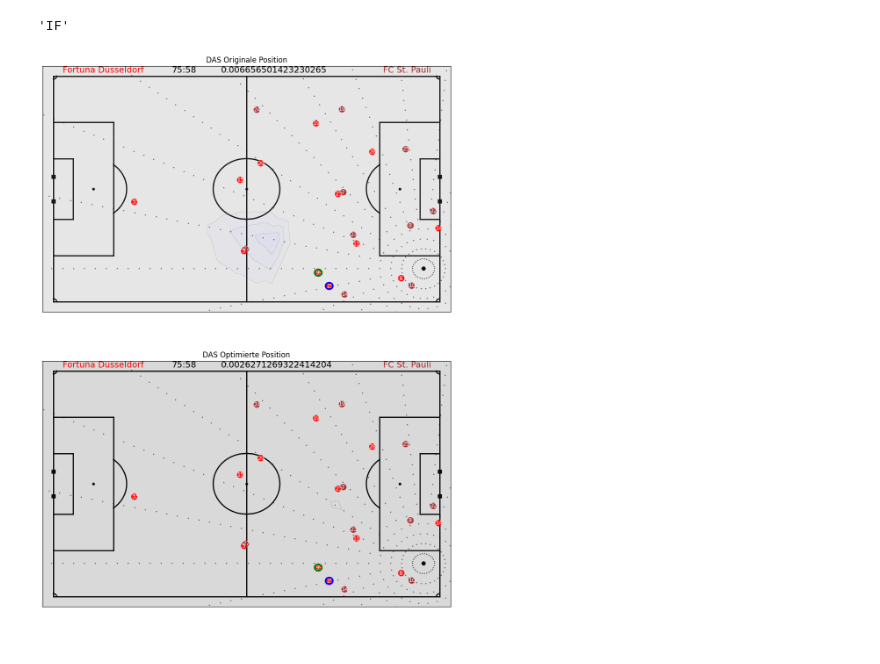
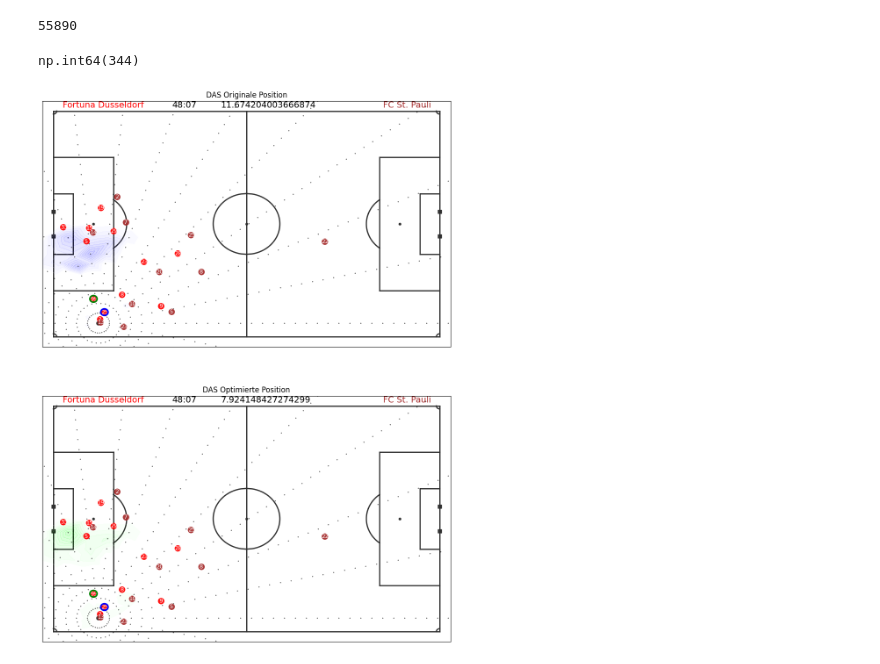
Before and after one commit to maxhartmann1/def-accessible-space, a Jupyter notebook: notebooks/visual_frames.ipynb, the cells around one changed output. Drawn from its saved outputs; the diff is of its cells as text; code cells hidden in the pictures.

```diff
--- a/notebooks/visual_frames.ipynb
+++ b/notebooks/visual_frames.ipynb
@@ -219,5 +203,8 @@ pitch_results, pitch_indices = plot_frame(df_top_frames_all_methods, top_frame,
+# %%
+pitch_results, pitch_indices = plot_frame(df_top_frames_all_methods, top_frame_absolute, player_id, game_id, provider)
+# %% [output]
+55890
+np.int64(344)
+[figure, added]
 # %%
-pitch_results, pitch_indices = plot_frame(df_top_frames_all_methods, second_frame, player_id, game_id, provider)
+# pitch_results, pitch_indices = plot_frame(df_top_frames_all_methods, second_frame, player_id, game_id, provider)
-# %% [output]
-'IF'
-[figure, removed]
```
Also changed, not shown: parts of 7 cells of this notebook, 11 other files.
